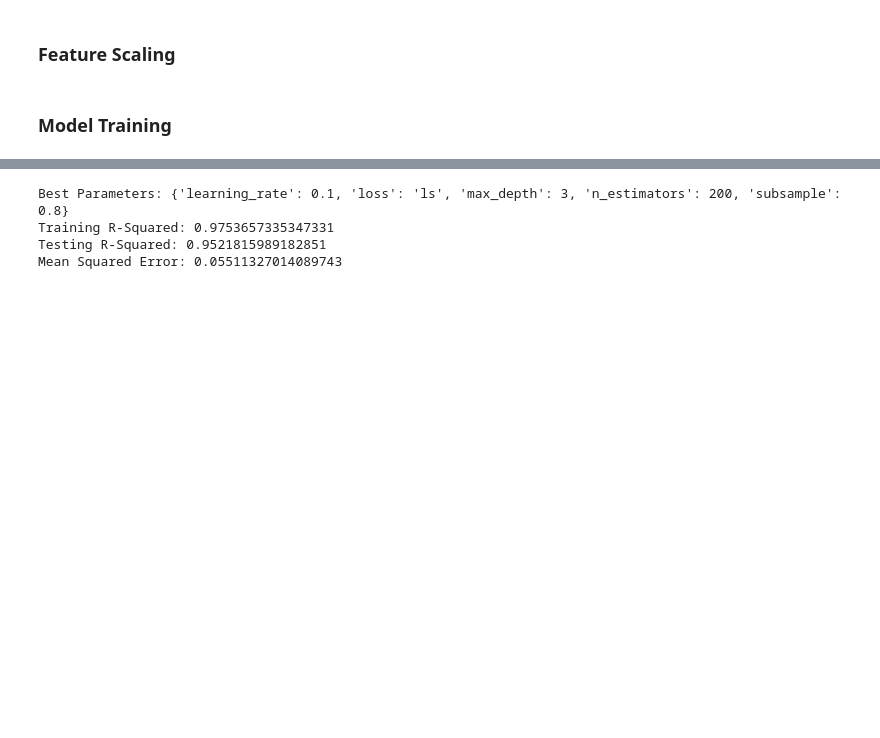
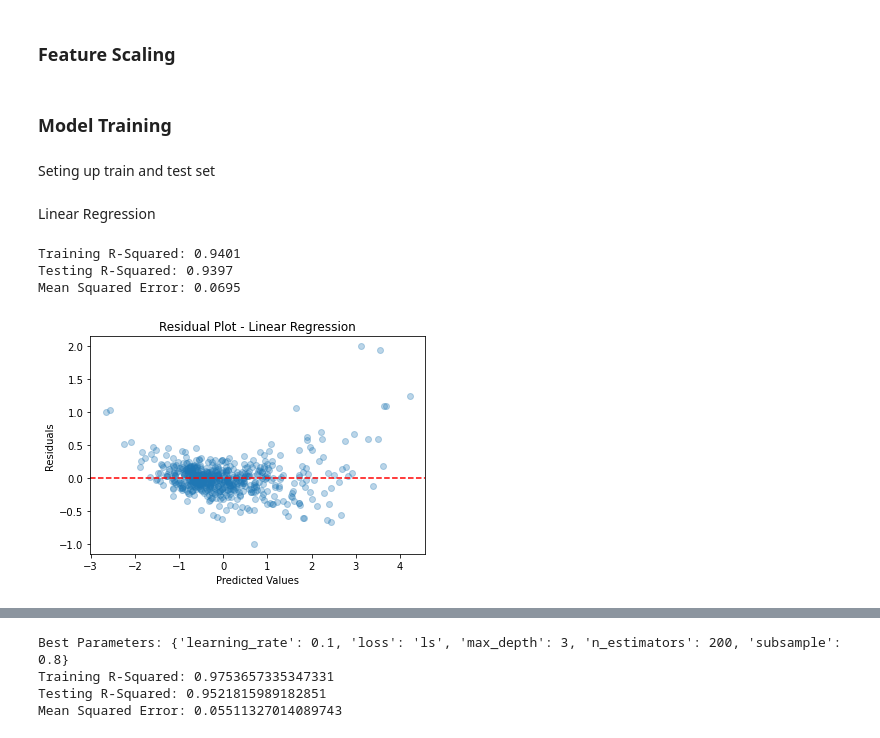
Before and after one commit to jessnguyen9/Ames-Housing-Machine-Learning-Project, a Jupyter notebook: ames_housing_predictions_modeling.ipynb, the cells around one changed output, grey strips where cells are left out. Cells and saved outputs as stored; diff of their text form; code cells hidden in the pictures; blank space fills up the shorter version.

Commit message:
update to modeling testing

```diff
--- a/ames_housing_predictions.ipynb
+++ b/ames_housing_predictions_modeling.ipynb
@@ -102,8 +109,38 @@ scaler = StandardScaler()
 ames_df[numerical_features] = scaler.fit_transform(ames_df[numerical_features])
 # %% [markdown]
 ### Model Training
+# %% [markdown]
+Seting up train and test set
 # %%
 X = ames_df.drop('SalePrice', axis=1)  # All columns except target variable
 y = ames_df['SalePrice']  # Target variable
 # %%
 X_train, X_test, y_train, y_test = train_test_split(X, y, test_size=0.2, random_state=42)
+# %% [markdown]
+Linear Regression
+# %%
+# Create and fit Linear Regerssion model to training set
+model = LinearRegression()
+model.fit(X_train, y_train)
+
+# Predict on test (or validation set)
+y_pred_lr = model.predict(X_test)
+
+# Print R-Squared and MSE
+print(f"Training R-Squared: {model.score(X_train, y_train):.4f}")
+print(f"Testing R-Squared: {model.score(X_test, y_test):.4f}")
+print(f"Mean Squared Error: {mean_squared_error(y_test, y_pred_lr):.4f}")
+# %% [output]
+Training R-Squared: 0.9401
+Testing R-Squared: 0.9397
+Mean Squared Error: 0.0695
+# %%
+residuals_lr = y_test - y_pred_lr
+plt.scatter(y_pred_lr, residuals_lr, alpha = 0.3)
+plt.axhline(y = 0, color = "red", linestyle = '--')
+plt.xlabel('Predicted Values')
+plt.ylabel('Residuals')
+plt.title('Residual Plot - Linear Regression')
+plt.show()
+# %% [output]
+[figure, added]
```
Also changed, not shown: parts of 7 cells of this notebook, 3 other files.
